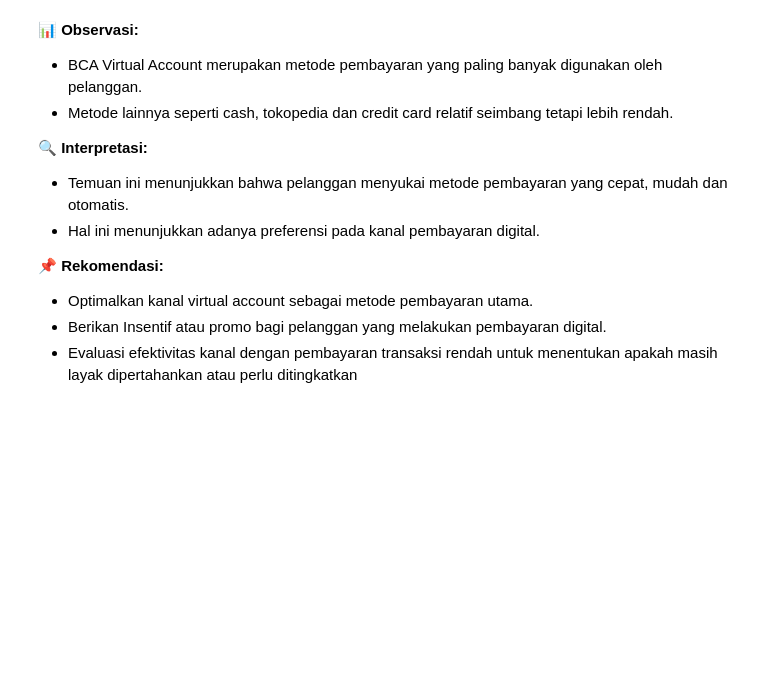
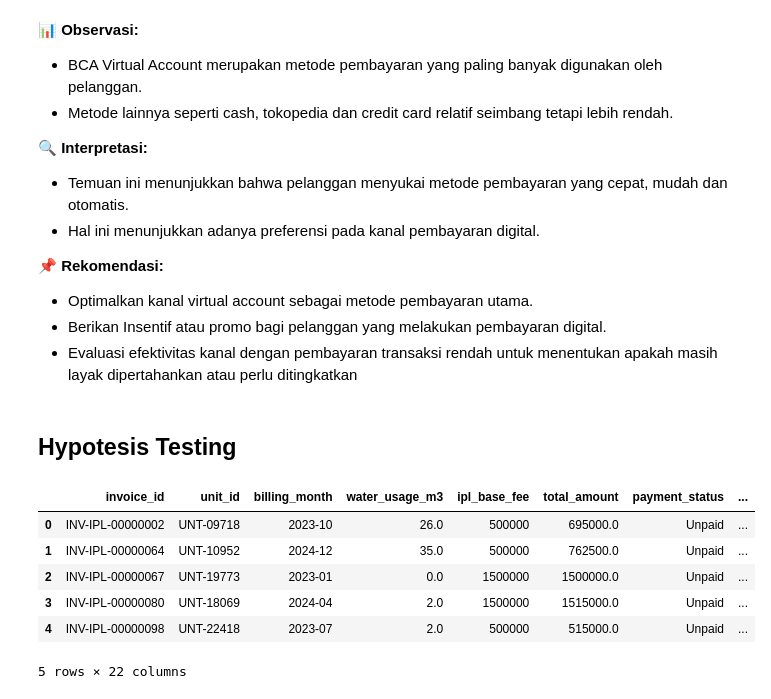
Before and after one commit to MikaMahaputra/Capstone-2-Sinarmas-Land, a Jupyter notebook: notebooks/capstone.ipynb, the cells around one changed output. Drawn from its saved outputs; the diff is of its cells as text; code cells hidden in the pictures; blank space fills up the shorter version.

```diff
--- a/notebooks/capstone.ipynb
+++ b/notebooks/capstone.ipynb
@@ -1574,3 +1574,25 @@ plt.show()
 - Optimalkan kanal virtual account sebagai metode pembayaran utama.
 - Berikan Insentif atau promo bagi pelanggan yang melakukan pembayaran digital.
 - Evaluasi efektivitas kanal dengan pembayaran transaksi rendah untuk menentukan apakah masih layak dipertahankan atau perlu ditingkatkan
+# %% [markdown]
+## **Hypotesis Testing**
+# %%
+# Data Preparation
+df = df_master.copy()
+alpha = 0.05
+
+# Ubah target menjadi biner
+df["payment_status_binary"] = df["payment_status"].map({
+    "Paid":1,
+    "Unpaid":0
+})
+
+df.head()
+# %% [output]
+|  | invoice_id | unit_id | billing_month | water_usage_m3 | ipl_base_fee | total_amount | payment_status | ... |
+| 0 | INV-IPL-00000002 | UNT-09718 | 2023-10 | 26.0 | 500000 | 695000.0 | Unpaid | ... |
+| 1 | INV-IPL-00000064 | UNT-10952 | 2024-12 | 35.0 | 500000 | 762500.0 | Unpaid | ... |
+| 2 | INV-IPL-00000067 | UNT-19773 | 2023-01 | 0.0 | 1500000 | 1500000.0 | Unpaid | ... |
+| 3 | INV-IPL-00000080 | UNT-18069 | 2024-04 | 2.0 | 1500000 | 1515000.0 | Unpaid | ... |
+| 4 | INV-IPL-00000098 | UNT-22418 | 2023-07 | 2.0 | 500000 | 515000.0 | Unpaid | ... |
+5 rows × 22 columns
```
Also changed, not shown: parts of 11 cells of this notebook, 8 other files.
